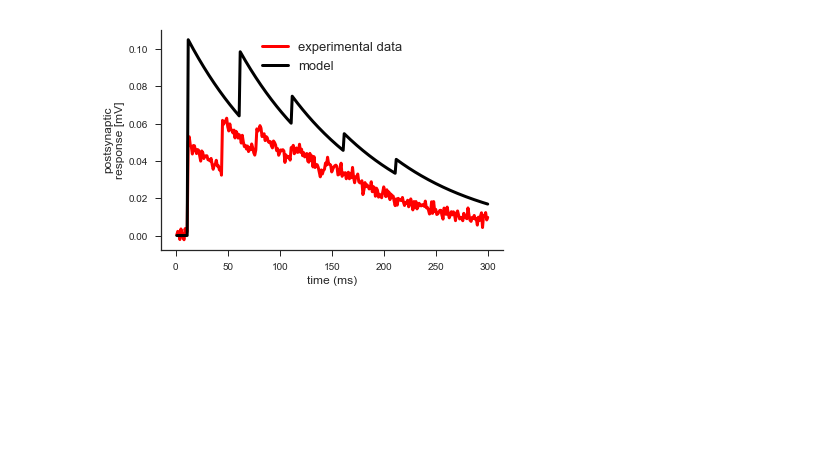
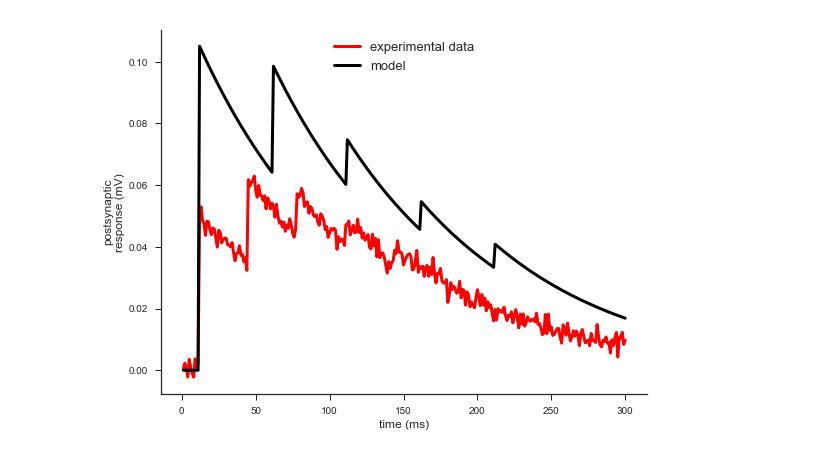
Before and after one commit to ruipontecosta/courses, a Jupyter notebook: Modelling synaptic plasticity (STP and STDP).ipynb, the cells around one changed output. Drawn from its saved outputs; the diff is of its cells as text; code cells hidden in the pictures; blank space fills up the shorter version.

```diff
--- a/Modelling synaptic plasticity (STP and STDP).ipynb
+++ b/Modelling synaptic plasticity (STP and STDP).ipynb
@@ -82,8 +86,8 @@ colors = sns.color_palette(colorp,10)
 sns.set_palette(colorp,10)
 
 # -- Parameters: begin --#
-A = 2 #Amplitude factor
-U = 0.7 #Utilization factor/Release probability
+q = 2 #Postsynatic amplitude (~ number of postsynaptic receptors)
+P_r = 0.7 #Release probability
 tau_D = 100 #Depression timeconstant (ms)
 pre_rate = 20 #presynaptic spikes per second (Hz)
 # -- Parameters: end --#
@@ -106,14 +110,14 @@ dt = 0.1
 
 
 for t in range(1,simtime-1):
-    dVm = -Vm[t]/tau_mem + A*R[t]*U*spikes[t]
+    dVm = -Vm[t]/tau_mem + q*R[t]*P_r*spikes[t]
     Vm[t+1] = Vm[t] + dt*dVm
 
-    dR = (1-R[t])/tau_D - U*R[t]*spikes[t]/dt
+    dR = (1-R[t])/tau_D - P_r*R[t]*spikes[t]/dt
     R[t+1] = R[t] + dt*dR
 
 
-fig = plt.figure()
+fig = plt.figure(figsize=(8, 6))
 
 lw = 3
 nrows = 2
@@ -124,13 +128,24 @@ ax_A = plt.subplot2grid((nrows,ncols), (0, 0), colspan=2)
 
 linear_fun = np.arange(1,simtime+1)
 
-ax_A.plot(linear_fun, Vm, label='post. responses', linewidth=lw, color='black')
-ax_A.set(xlabel='time (ms)', ylabel='postsynaptic\nresponse [mV]')#, xlim=(0,30), ylim=(-5,30))
+VmO = np.fromfile('STD_original.dat', dtype=float)
+
+ax_A.plot(linear_fun, VmO, label='original', linewidth=lw-1, color='gray')
+ax_A.plot(linear_fun, Vm, label='new', linewidth=lw, color='black')
+ax_A.set(xlabel='time (ms)', ylabel='postsynaptic\nresponse (mV)')
+if Vm[50]!=VmO[50]:
+    ax_A.legend(fontsize=12, loc='upper right')
 
 #B: Presynaptic vesicles
 ax_B = plt.subplot2grid((nrows,ncols), (1, 0), colspan=2)
-ax_B.plot(linear_fun, R, label='pre vesicles', linewidth=lw)
+
+RO = np.fromfile('STD_R_original.dat', dtype=float)
+ax_B.plot(linear_fun, RO, label='original', linewidth=lw-1, color='gray')
+ax_B.plot(linear_fun, R, label='new', linewidth=lw)
 ax_B.set(xlabel='time (ms)', ylabel='fraction of\n available vesicles ')#, xlim=(0,30), ylim=(-5,30))
+
+if R[50]!=RO[50]:
+    ax_B.legend(fontsize=12, loc='upper right')
 
 sns.despine()
 
@@ -151,8 +166,8 @@ Now you will try to manually fit the parameters of the model to a real experimen
 In practice you would be doing this using an automatic optimization method that finds the parameters that  minimize the difference between the model and the data. However this approach might give you a poor understanding of the landscape of possible parameters, for this reason sampling methods have recently been introduced (e.g. <a href="http://frontiersin.org/articles/10.3389/fncom.2013.00075/full">Costa et al. 2013</a> and <a href="http://www.frontiersin.org/articles/10.3389/fncom.2016.00116/full">Bird et al. 2016</a>)
 # %%
 #-- Parameters: begin --#
-A = 1.5 #Amplitude factor
-U = 0.7 #Utilization factor/Release probability
+q = 1.5 #Postsynatic amplitude (~ number of postsynaptic receptors)
+P_r = 0.7 #Release probability
 tau_D = 100 #Depression timeconstant (ms)
 pre_rate = 20 #presynaptic spikes per second (Hz)
 #-- Parameters: end --#
@@ -173,42 +188,38 @@ dt = 0.1
 
 
 for t in range(1,simtime-1):
-    dVm = -Vm[t]/tau_mem + A*R[t]*U*spikes[t]
+    dVm = -Vm[t]/tau_mem + q*R[t]*P_r*spikes[t]
     Vm[t+1] = Vm[t] + dt*dVm
 
-    dR = (1-R[t])/tau_D - U*R[t]*spikes[t]/dt
+    dR = (1-R[t])/tau_D - P_r*R[t]*spikes[t]/dt
     R[t+1] = R[t] + dt*dR
 
 
-fig = plt.figure()
+fig = plt.figure(figsize=(8, 6))
 
 lw = 3
 nrows = 1
 ncols = 2
 
 #A: Postsynaptic responses
 ax_A = plt.subplot2grid((nrows,ncols), (0, 0), colspan=2)
 
 linear_fun = np.arange(1,simtime+1)
 
-#noise = np.random.normal(0, 0.002, Vm.shape)
-#data = Vm + noise
-#data.tofile('data_STD_PCPC.dat')
-
 data = np.fromfile('data_STD_PCPC.dat', dtype=float)
 
 ax_A.plot(linear_fun, data, label='experimental data', linewidth=lw, color='red')
 ax_A.plot(linear_fun, Vm, label='model', linewidth=lw, color='black')
-ax_A.set(xlabel='time (ms)', ylabel='postsynaptic\nresponse [mV]')#, xlim=(0,30), ylim=(-5,30))
+ax_A.set(xlabel='time (ms)', ylabel='postsynaptic\nresponse (mV)')#, xlim=(0,30), ylim=(-5,30))
 ax_A.legend(fontsize=13, loc='upper center')
 
 sns.despine()
 
 plt.tight_layout()
 
 plt.show()
 # %% [output]
-[figure, old version]
+[figure, new version]
 # %% [markdown]
 # 4. Modelling spike-timing-dependent plasticity (STDP)
 
```
Also changed, not shown: parts of 7 cells of this notebook, 3 other files.
